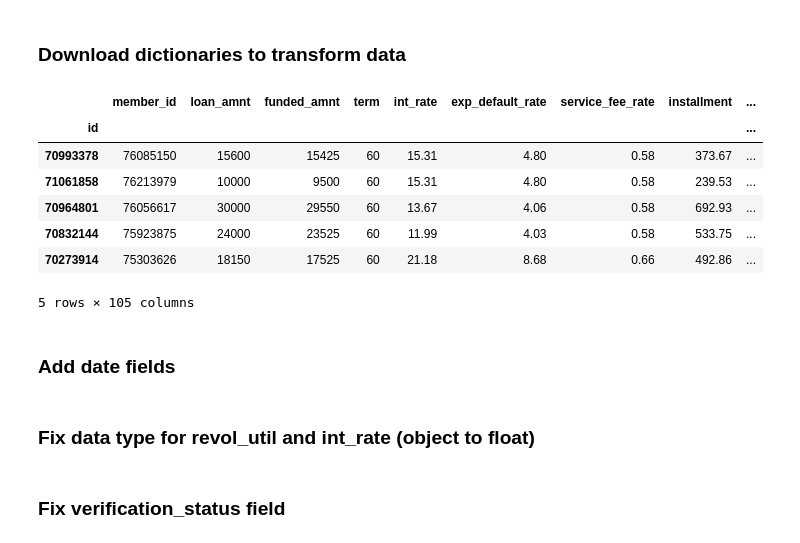
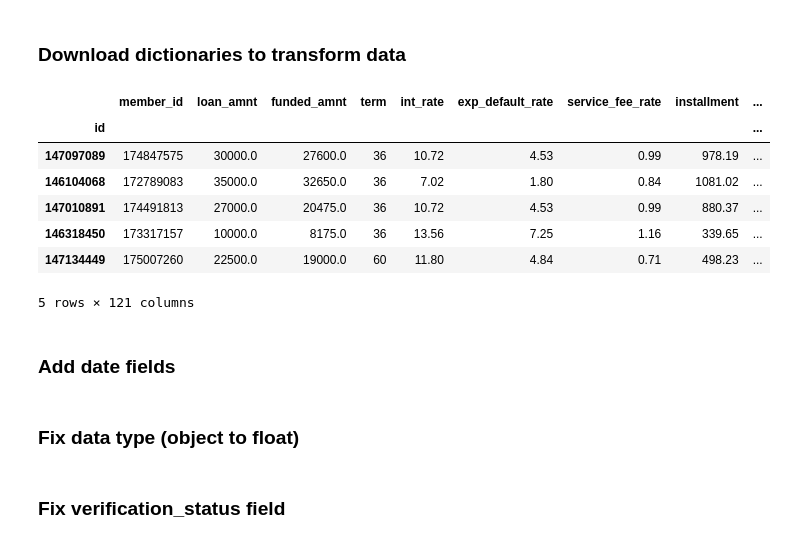
Before and after one commit to tphoran/lc-exploration, a Jupyter notebook: Python/Scoring Code (Part 3).ipynb, the cells around one changed output. Drawn from its saved outputs; the diff is of its cells as text; code cells hidden in the pictures.

```diff
--- a/Python/Scoring Code (Part 3).ipynb
+++ b/Python/Scoring Code (Part 3).ipynb
@@ -32,16 +20,16 @@ from bokeh.io import output_notebook
 # %% [markdown]
 ### Download dictionaries to transform data
 # %%
-prospects = pd.io.parsers.read_csv('/Users/tphoran/Downloads/primaryMarketNotes_browseNotes_1-RETAIL.csv', sep=',', index_col=False)
+prospects = pd.io.parsers.read_csv('primaryMarketNotes_browseNotes_1-RETAIL_20190210.csv', sep=',', index_col=False)
 prospects = prospects.set_index(['id'])
 prospects.head()
 # %% [output]
 |  | member_id | loan_amnt | funded_amnt | term | int_rate | exp_default_rate | service_fee_rate | installment | ... |
 | id |  |  |  |  |  |  |  |  | ... |
-| 70993378 | 76085150 | 15600 | 15425 | 60 | 15.31 | 4.80 | 0.58 | 373.67 | ... |
-| 71061858 | 76213979 | 10000 | 9500 | 60 | 15.31 | 4.80 | 0.58 | 239.53 | ... |
-| 70964801 | 76056617 | 30000 | 29550 | 60 | 13.67 | 4.06 | 0.58 | 692.93 | ... |
-| 70832144 | 75923875 | 24000 | 23525 | 60 | 11.99 | 4.03 | 0.58 | 533.75 | ... |
-| 70273914 | 75303626 | 18150 | 17525 | 60 | 21.18 | 8.68 | 0.66 | 492.86 | ... |
+| 147097089 | 174847575 | 30000.0 | 27600.0 | 36 | 10.72 | 4.53 | 0.99 | 978.19 | ... |
+| 146104068 | 172789083 | 35000.0 | 32650.0 | 36 | 7.02 | 1.80 | 0.84 | 1081.02 | ... |
+| 147010891 | 174491813 | 27000.0 | 20475.0 | 36 | 10.72 | 4.53 | 0.99 | 880.37 | ... |
+| 146318450 | 173317157 | 10000.0 | 8175.0 | 36 | 13.56 | 7.25 | 1.16 | 339.65 | ... |
+| 147134449 | 175007260 | 22500.0 | 19000.0 | 60 | 11.80 | 4.84 | 0.71 | 498.23 | ... |
-5 rows × 105 columns
+5 rows × 121 columns
 # %%
@@ -80,4 +68,4 @@ prospects['earliest_cr_line_R'] = timeBetweenDatesM(prospects['today'], prospect
 #Add a 0 loan_age field
 prospects['loan_age'] = 0
 # %% [markdown]
-### Fix data type for revol_util and int_rate (object to float)
+### Fix data type (object to float)
```
Also changed, not shown: parts of 24 cells of this notebook, 3 other files.
